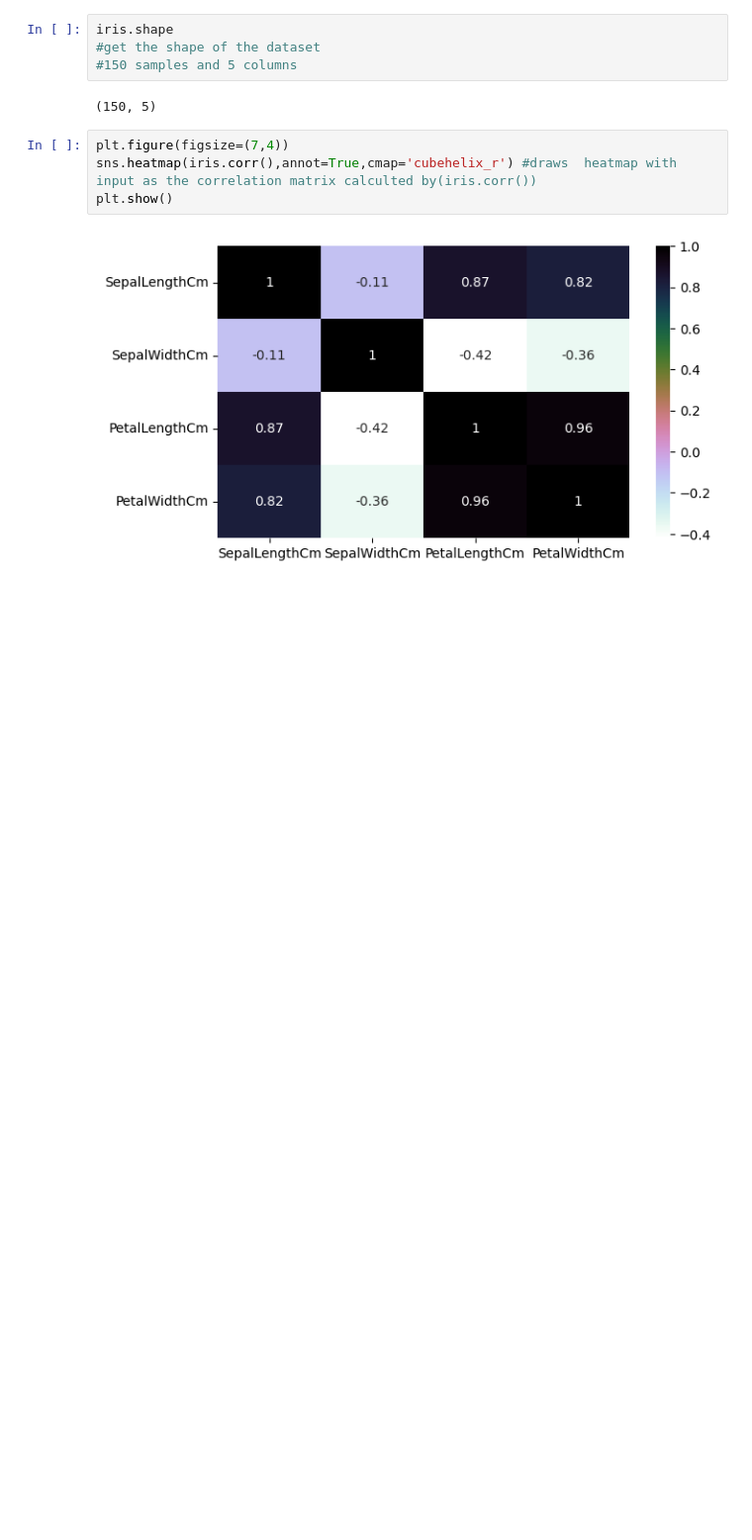
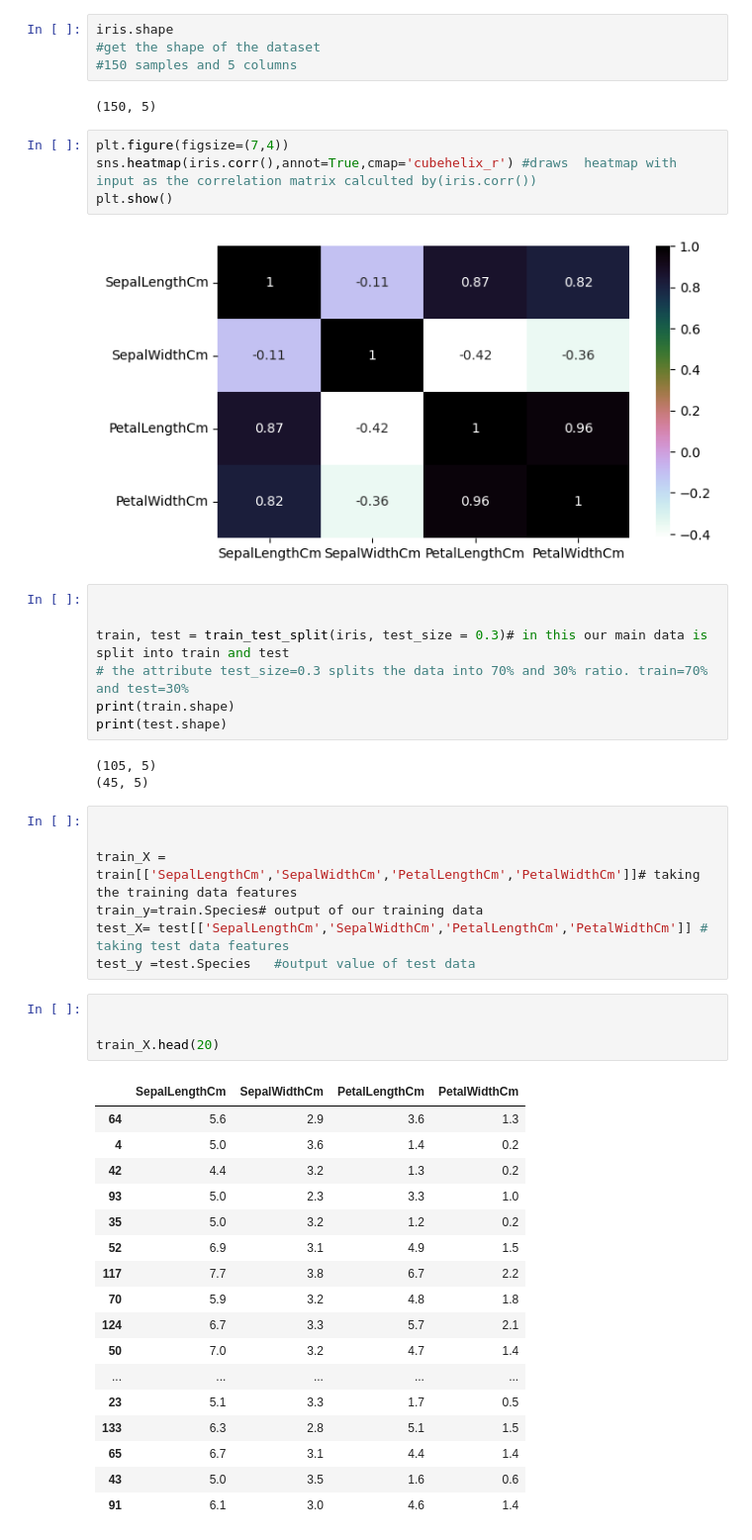
Before and after one commit to jazeenajazeem/AI-Avengers, a Jupyter notebook: introduction_to_intelligent_systems_team_project.ipynb, the cells around one changed output. Shown: that part at 99% size. Drawn from its saved outputs; the diff is of its cells as text; blank space fills up the shorter version.

```diff
--- a/introduction_to_intelligent_systems_team_project.ipynb
+++ b/introduction_to_intelligent_systems_team_project.ipynb
@@ -147,3 +147,42 @@ sns.heatmap(iris.corr(),annot=True,cmap='cubehelix_r') #draws  heatmap with inpu
 plt.show()
 # %% [output]
 [figure]
+# %%
+
+
+train, test = train_test_split(iris, test_size = 0.3)# in this our main data is split into train and test
+# the attribute test_size=0.3 splits the data into 70% and 30% ratio. train=70% and test=30%
+print(train.shape)
+print(test.shape)
+# %% [output]
+(105, 5)
+(45, 5)
+# %%
+
+
+train_X = train[['SepalLengthCm','SepalWidthCm','PetalLengthCm','PetalWidthCm']]# taking the training data features
+train_y=train.Species# output of our training data
+test_X= test[['SepalLengthCm','SepalWidthCm','PetalLengthCm','PetalWidthCm']] # taking test data features
+test_y =test.Species   #output value of test data
+# %%
+
+
+train_X.head(20)
+# %% [output]
+|  | SepalLengthCm | SepalWidthCm | PetalLengthCm | PetalWidthCm |
+| 64 | 5.6 | 2.9 | 3.6 | 1.3 |
+| 4 | 5.0 | 3.6 | 1.4 | 0.2 |
+| 42 | 4.4 | 3.2 | 1.3 | 0.2 |
+| 93 | 5.0 | 2.3 | 3.3 | 1.0 |
+| 35 | 5.0 | 3.2 | 1.2 | 0.2 |
+| 52 | 6.9 | 3.1 | 4.9 | 1.5 |
+| 117 | 7.7 | 3.8 | 6.7 | 2.2 |
+| 70 | 5.9 | 3.2 | 4.8 | 1.8 |
+| 124 | 6.7 | 3.3 | 5.7 | 2.1 |
+| 50 | 7.0 | 3.2 | 4.7 | 1.4 |
+| ... | ... | ... | ... | ... |
+| 23 | 5.1 | 3.3 | 1.7 | 0.5 |
+| 133 | 6.3 | 2.8 | 5.1 | 1.5 |
+| 65 | 6.7 | 3.1 | 4.4 | 1.4 |
+| 43 | 5.0 | 3.5 | 1.6 | 0.6 |
+| 91 | 6.1 | 3.0 | 4.6 | 1.4 |
```
Also changed, not shown: parts of 4 cells of this notebook.
